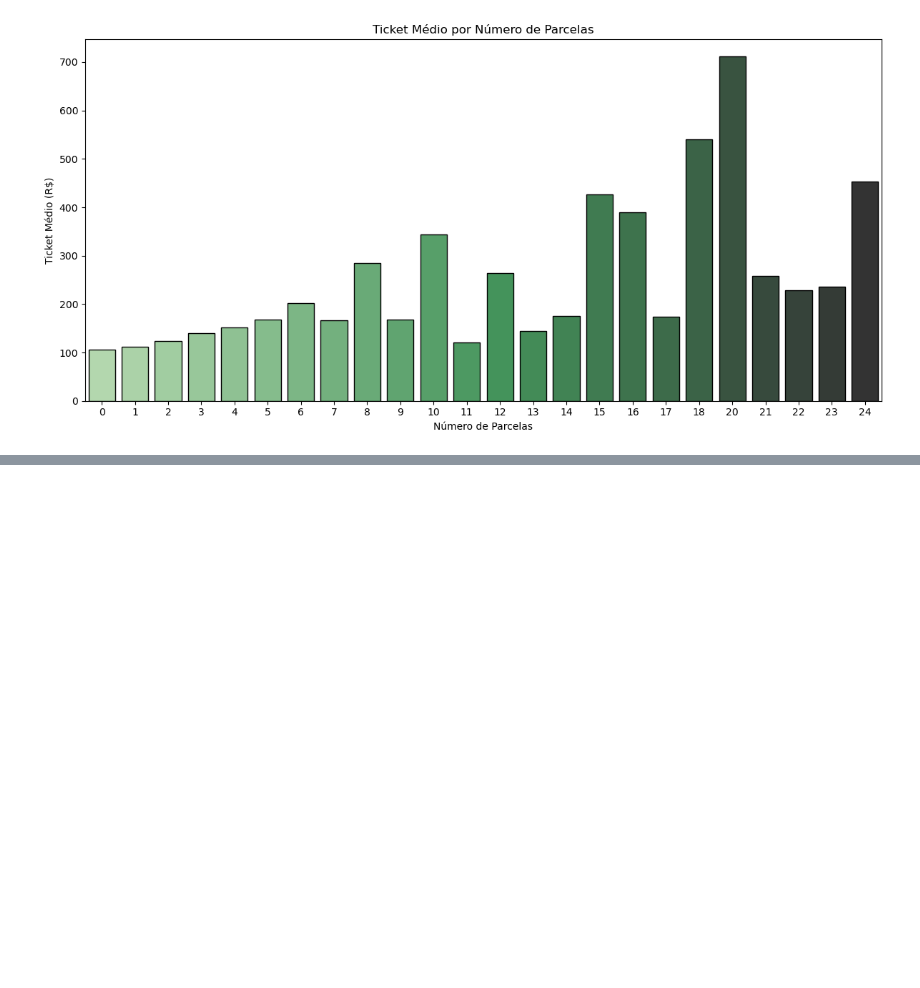
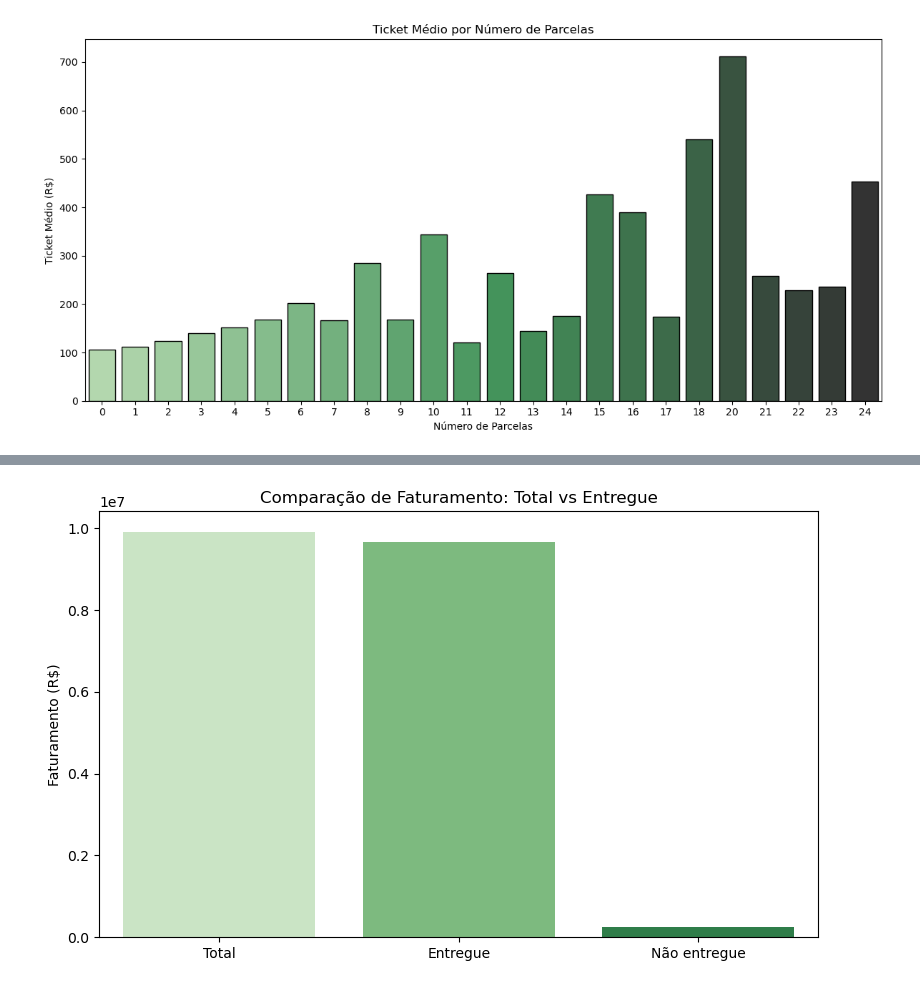
Before and after one commit to LucasArauj99/e-commerce_analytics, a Jupyter notebook: notebooks/03_sales_analysis.ipynb, the cells around one changed output, grey strips where cells are left out. Cells and saved outputs as stored; diff of their text form; code cells hidden in the pictures; blank space fills up the shorter version.

```diff
--- a/notebooks/03_sales_analysis.ipynb
+++ b/notebooks/03_sales_analysis.ipynb
@@ -155,0 +193,23 @@ plt.show()
+# %%
+faturamento_total = df['price'].sum()
+# Faturamento apenas de pedidos entregues
+faturamento_entregue = df[df['order_status'] == 'delivered']['price'].sum()
+# Proporção de faturamento entregue
+proporcao_entregue = faturamento_entregue / faturamento_total
+nao_entregue = faturamento_total - faturamento_entregue
+
+faturamento_df = pd.DataFrame({
+    'Tipo': ['Total', 'Entregue', 'Não entregue'],
+    'Faturamento': [faturamento_total, faturamento_entregue, nao_entregue]
+})
+
+# Plot
+plt.figure(figsize=(8, 5))
+sns.barplot(data=faturamento_df, x='Tipo', y='Faturamento', hue='Tipo', palette='Greens')
+plt.title('Comparação de Faturamento: Total vs Entregue')
+plt.ylabel('Faturamento (R$)')
+plt.xlabel('')
+plt.tight_layout()
+plt.show()
+# %% [output]
+[figure, added]
```
Also changed, not shown: parts of 14 cells of this notebook.
